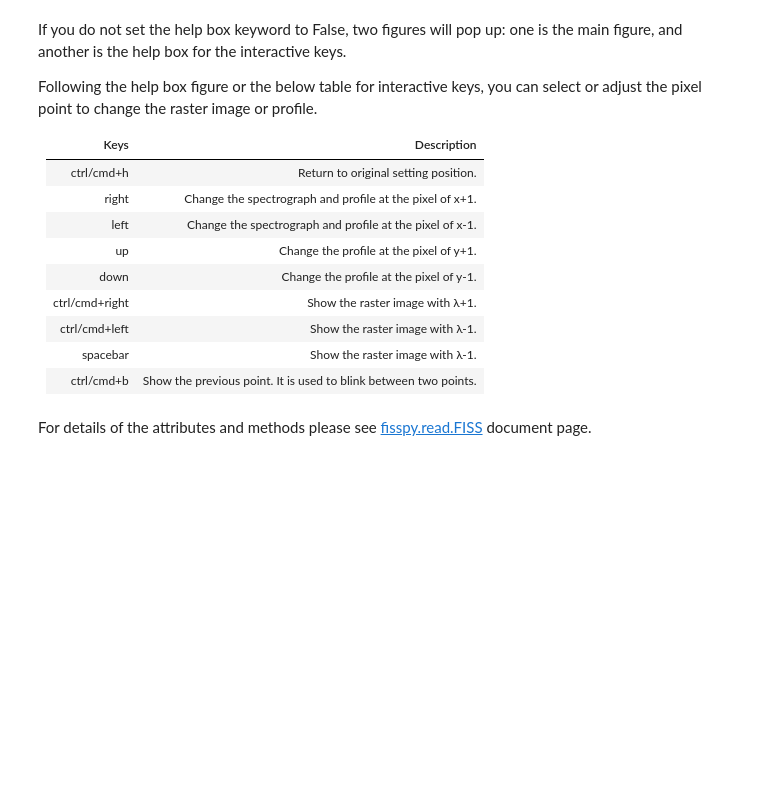
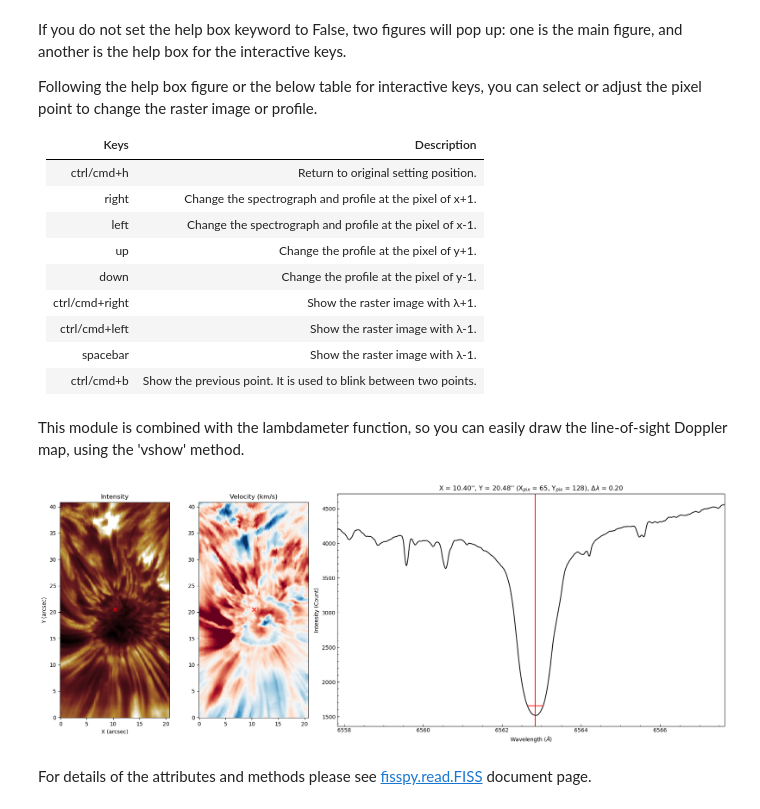
Before and after one commit to SNU-sunday/fisspy, a Jupyter notebook: docs/example/read_fiss_ex.ipynb, the cells around one changed output. Cells and saved outputs as stored; diff of their text form; code cells hidden in the pictures; blank space fills up the shorter version.

```diff
--- a/docs/example/read_fiss_ex.ipynb
+++ b/docs/example/read_fiss_ex.ipynb
@@ -150,5 +150,12 @@ Following the help box figure or the below table for interactive keys, you can s
         </tr>
       </tbody>
 </table>
+# %% [markdown]
+This module is combined with the lambdameter function, so you can easily draw the line-of-sight Doppler map, using the 'vshow' method.
+# %%
+fiss.vshow(hw=0.2)
+fiss.chVclim(-5,5)
+# %% [output]
+[figure, added]
 # %% [markdown]
 For details of the attributes and methods please see [fisspy.read.FISS](../) document page.
```
Also changed, not shown: 35 other files.
